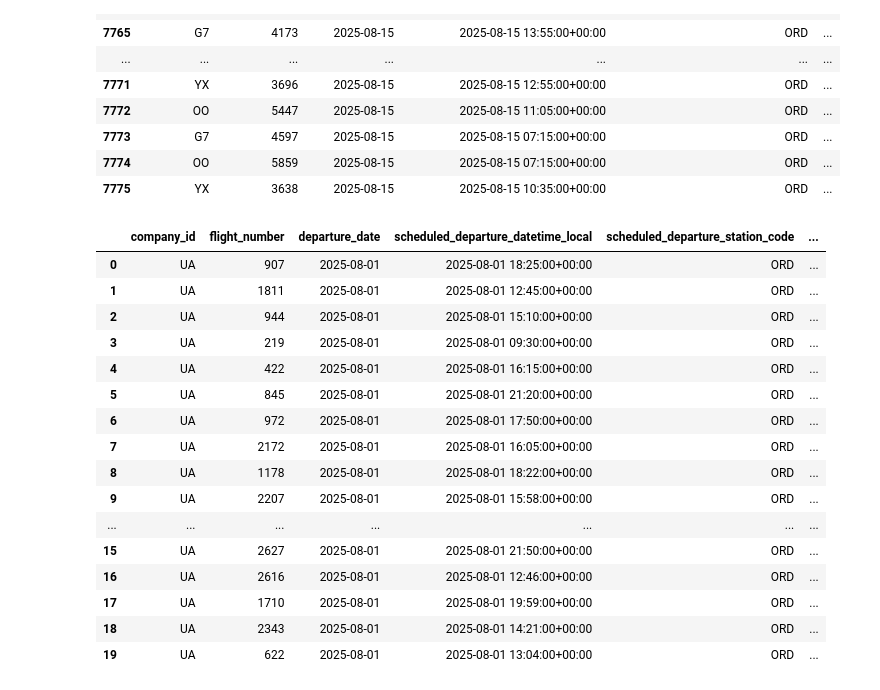
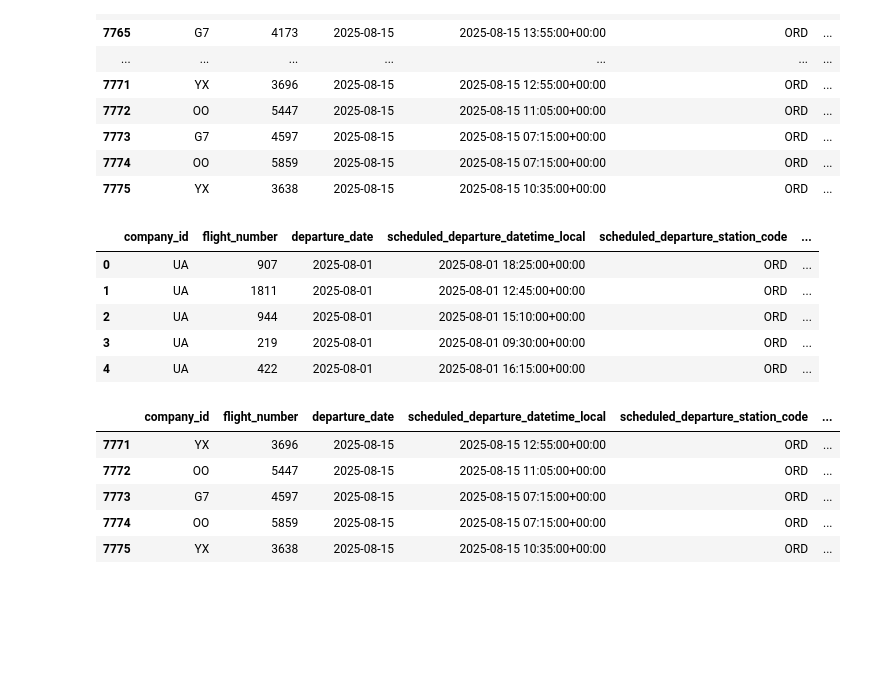
Before and after one commit to Shauray018/UnitedAirlinesAssignment, a Jupyter notebook: difficulty_score.ipynb, the cells around one changed output. Saved outputs shown, nothing was run; the diff lists cells and outputs as text; code cells hidden in the pictures; blank space fills up the shorter version.

```diff
--- a/difficulty_score.ipynb
+++ b/difficulty_score.ipynb
@@ -663,22 +586,20 @@ main_result.tail(20)
 | 7774 | OO | 5859 | 2025-08-15 | 2025-08-15 07:15:00+00:00 | ORD | ... |
 | 7775 | YX | 3638 | 2025-08-15 | 2025-08-15 10:35:00+00:00 | ORD | ... |
 # %%
-main_result.head(20)
+main_result.head()
 # %% [output]
 |  | company_id | flight_number | departure_date | scheduled_departure_datetime_local | scheduled_departure_station_code | ... |
 | 0 | UA | 907 | 2025-08-01 | 2025-08-01 18:25:00+00:00 | ORD | ... |
 | 1 | UA | 1811 | 2025-08-01 | 2025-08-01 12:45:00+00:00 | ORD | ... |
 | 2 | UA | 944 | 2025-08-01 | 2025-08-01 15:10:00+00:00 | ORD | ... |
 | 3 | UA | 219 | 2025-08-01 | 2025-08-01 09:30:00+00:00 | ORD | ... |
 | 4 | UA | 422 | 2025-08-01 | 2025-08-01 16:15:00+00:00 | ORD | ... |
-| 5 | UA | 845 | 2025-08-01 | 2025-08-01 21:20:00+00:00 | ORD | ... |
-| 6 | UA | 972 | 2025-08-01 | 2025-08-01 17:50:00+00:00 | ORD | ... |
-| 7 | UA | 2172 | 2025-08-01 | 2025-08-01 16:05:00+00:00 | ORD | ... |
-| 8 | UA | 1178 | 2025-08-01 | 2025-08-01 18:22:00+00:00 | ORD | ... |
-| 9 | UA | 2207 | 2025-08-01 | 2025-08-01 15:58:00+00:00 | ORD | ... |
-| ... | ... | ... | ... | ... | ... | ... |
-| 15 | UA | 2627 | 2025-08-01 | 2025-08-01 21:50:00+00:00 | ORD | ... |
-| 16 | UA | 2616 | 2025-08-01 | 2025-08-01 12:46:00+00:00 | ORD | ... |
-| 17 | UA | 1710 | 2025-08-01 | 2025-08-01 19:59:00+00:00 | ORD | ... |
-| 18 | UA | 2343 | 2025-08-01 | 2025-08-01 14:21:00+00:00 | ORD | ... |
-| 19 | UA | 622 | 2025-08-01 | 2025-08-01 13:04:00+00:00 | ORD | ... |
+# %%
+main_result.tail()
+# %% [output]
+|  | company_id | flight_number | departure_date | scheduled_departure_datetime_local | scheduled_departure_station_code | ... |
+| 7771 | YX | 3696 | 2025-08-15 | 2025-08-15 12:55:00+00:00 | ORD | ... |
+| 7772 | OO | 5447 | 2025-08-15 | 2025-08-15 11:05:00+00:00 | ORD | ... |
+| 7773 | G7 | 4597 | 2025-08-15 | 2025-08-15 07:15:00+00:00 | ORD | ... |
+| 7774 | OO | 5859 | 2025-08-15 | 2025-08-15 07:15:00+00:00 | ORD | ... |
+| 7775 | YX | 3638 | 2025-08-15 | 2025-08-15 10:35:00+00:00 | ORD | ... |
```
Also changed, not shown: parts of 15 cells of this notebook, 12 other files.
